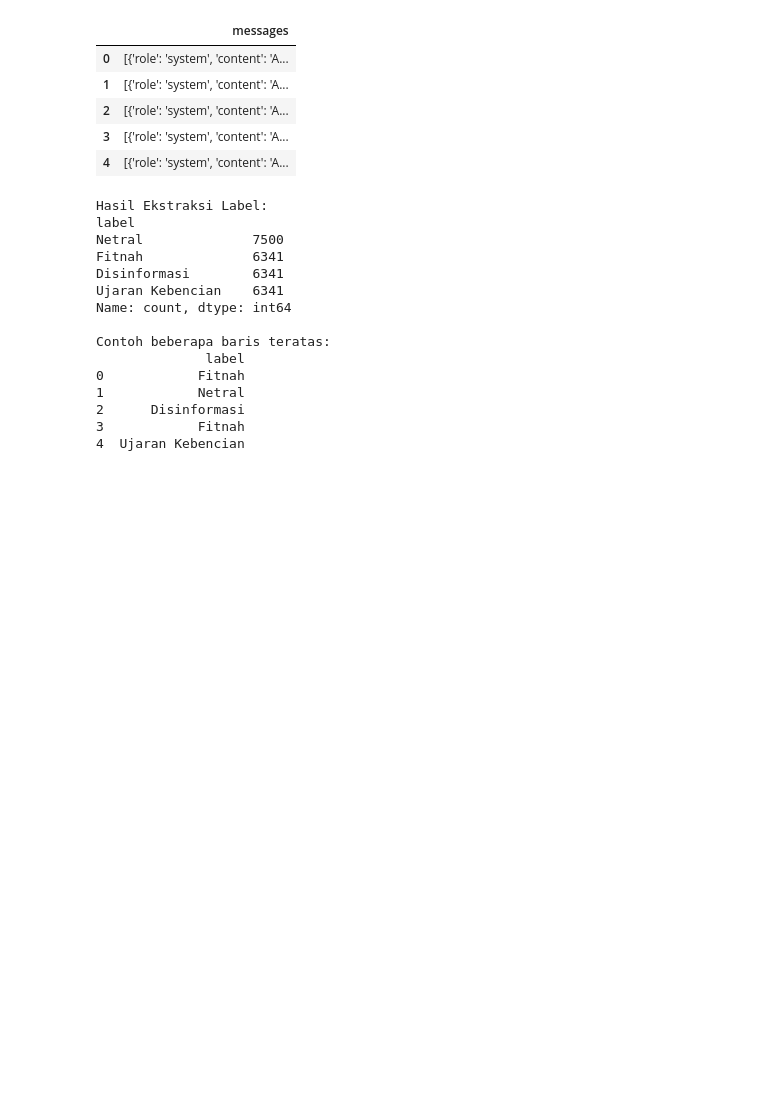
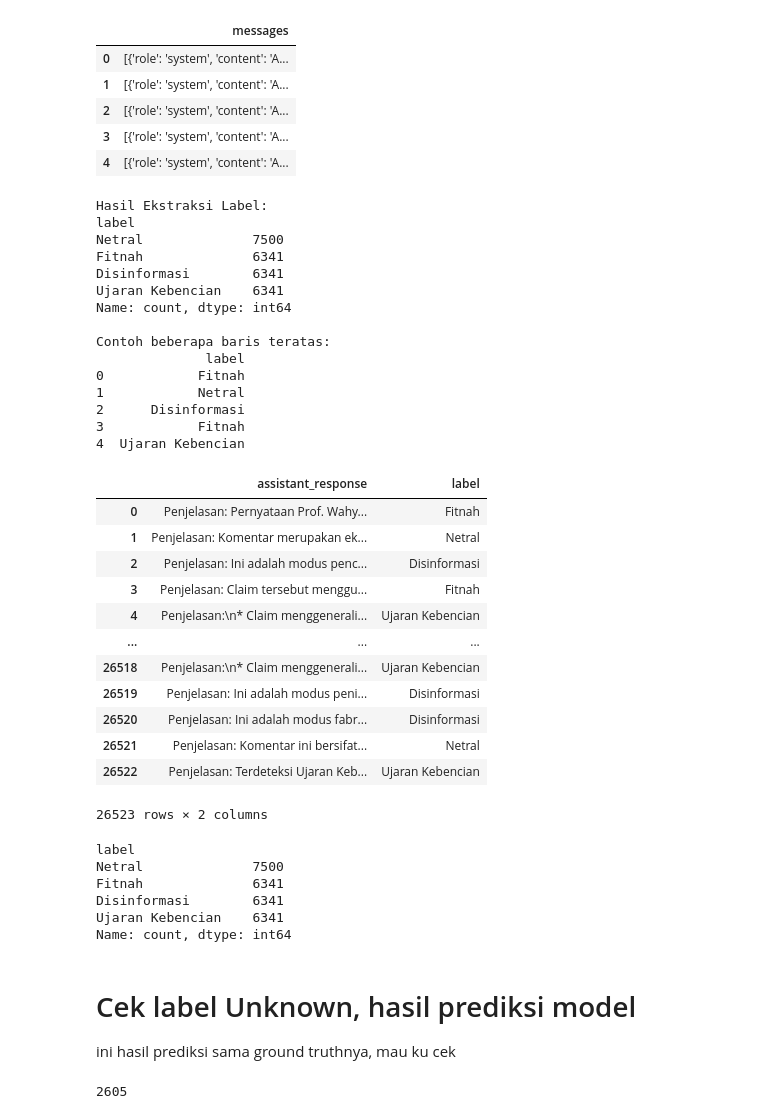
Before and after one commit to imdipo/capstone-AITF-komdigi, a Jupyter notebook: SFT/SFT-EDA.ipynb, the cells around one changed output. Cells and saved outputs as stored; diff of their text form; code cells hidden in the pictures; blank space fills up the shorter version.

Commit message:
cek alasan muncul unknown label (diluar DFKN)

```diff
--- a/SFT/SFT-EDA.ipynb
+++ b/SFT/SFT-EDA.ipynb
@@ -124,3 +124,32 @@ Contoh beberapa baris teratas:
 2      Disinformasi
 3            Fitnah
 4  Ujaran Kebencian
+# %%
+df_trl
+# %% [output]
+|  | assistant_response | label |
+| 0 | Penjelasan: Pernyataan Prof. Wahy... | Fitnah |
+| 1 | Penjelasan: Komentar merupakan ek... | Netral |
+| 2 | Penjelasan: Ini adalah modus penc... | Disinformasi |
+| 3 | Penjelasan: Claim tersebut menggu... | Fitnah |
+| 4 | Penjelasan:\n* Claim menggenerali... | Ujaran Kebencian |
+| ... | ... | ... |
+| 26518 | Penjelasan:\n* Claim menggenerali... | Ujaran Kebencian |
+| 26519 | Penjelasan: Ini adalah modus peni... | Disinformasi |
+| 26520 | Penjelasan: Ini adalah modus fabr... | Disinformasi |
+| 26521 | Penjelasan: Komentar ini bersifat... | Netral |
+| 26522 | Penjelasan: Terdeteksi Ujaran Keb... | Ujaran Kebencian |
+26523 rows × 2 columns
+# %%
+df_trl["label"].value_counts()
+# %% [output]
+label
+Netral              7500
+Fitnah              6341
+Disinformasi        6341
+Ujaran Kebencian    6341
+Name: count, dtype: int64
+# %% [markdown]
+# Cek label Unknown, hasil prediksi model
+
+ini hasil prediksi sama ground truthnya, mau ku cek
@@ -126,0 +158,5 @@ Contoh beberapa baris teratas:
+# %%
+hasil_generated = pd.read_csv("Dataset_hasil/hasil_evaluasi_test_v1_full_320.csv")
+len(hasil_generated)
+# %% [output]
+2605
```
Also changed, not shown: parts of 6 cells of this notebook.
